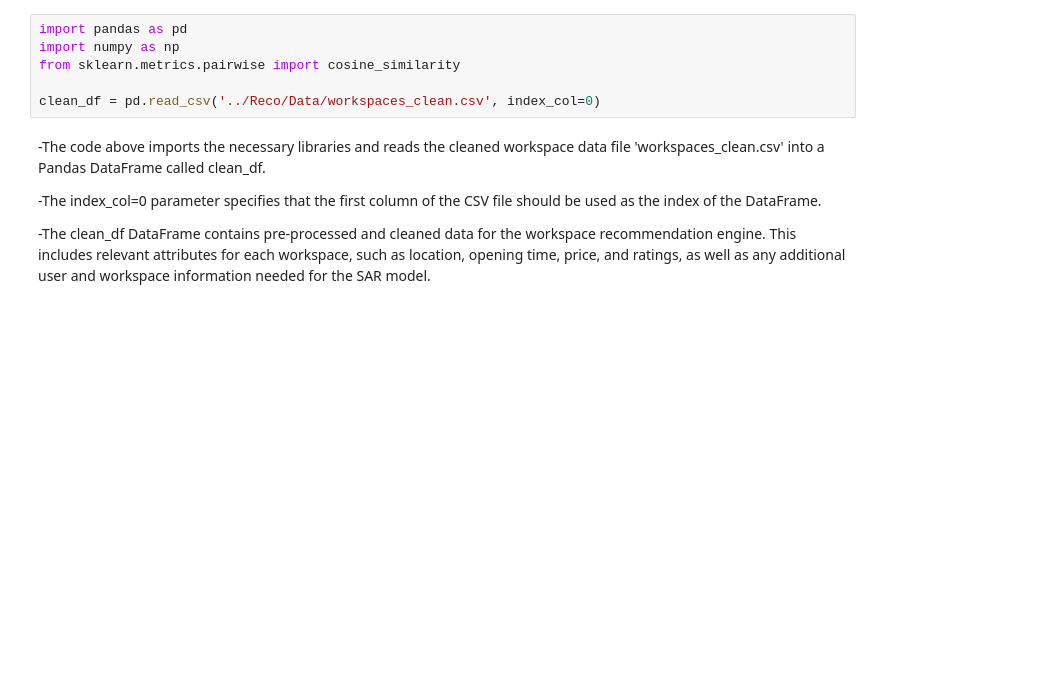
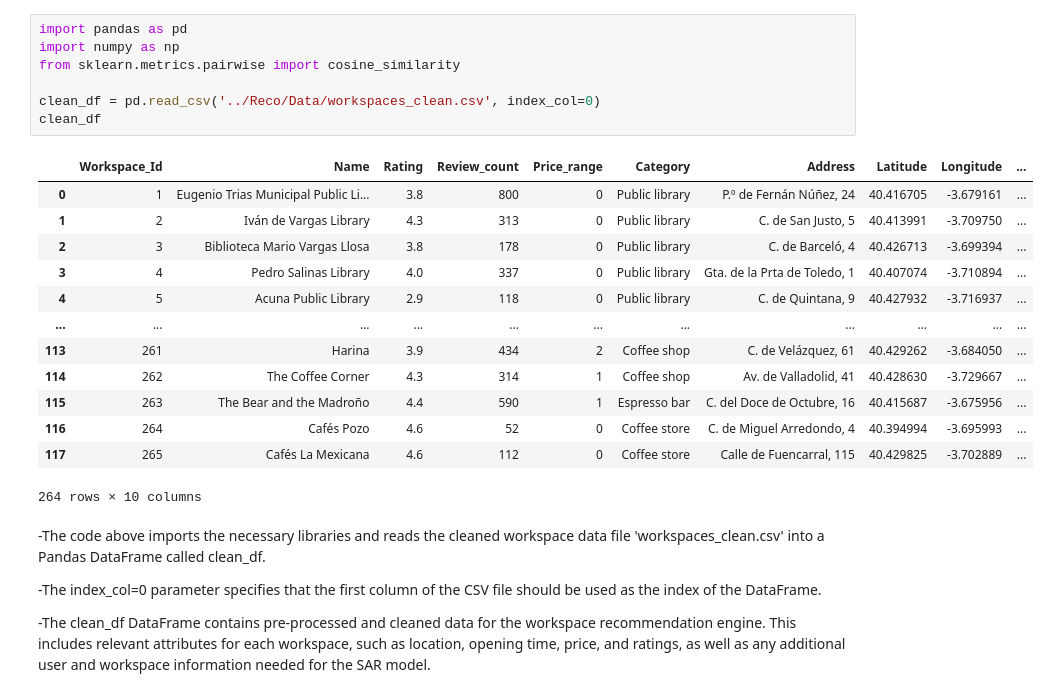
Before and after one commit to Workspace-Recommendation-Engine/reco_eng, a Jupyter notebook: SAR_v1.ipynb, the cells around one changed output. Saved outputs shown, nothing was run; the diff lists cells and outputs as text; blank space fills up the shorter version.

```diff
--- a/SAR_v1.ipynb
+++ b/SAR_v1.ipynb
@@ -1,9 +1,24 @@
 # %%
 import pandas as pd
 import numpy as np
 from sklearn.metrics.pairwise import cosine_similarity
 
 clean_df = pd.read_csv('../Reco/Data/workspaces_clean.csv', index_col=0)
+clean_df
+# %% [output]
+|  | Workspace_Id | Name | Rating | Review_count | Price_range | Category | Address | Latitude | Longitude | ... |
+| 0 | 1 | Eugenio Trias Municipal Public Li... | 3.8 | 800 | 0 | Public library | P.º de Fernán Núñez, 24 | 40.416705 | -3.679161 | ... |
+| 1 | 2 | Iván de Vargas Library | 4.3 | 313 | 0 | Public library | C. de San Justo, 5 | 40.413991 | -3.709750 | ... |
+| 2 | 3 | Biblioteca Mario Vargas Llosa | 3.8 | 178 | 0 | Public library | C. de Barceló, 4 | 40.426713 | -3.699394 | ... |
+| 3 | 4 | Pedro Salinas Library | 4.0 | 337 | 0 | Public library | Gta. de la Prta de Toledo, 1 | 40.407074 | -3.710894 | ... |
+| 4 | 5 | Acuna Public Library | 2.9 | 118 | 0 | Public library | C. de Quintana, 9 | 40.427932 | -3.716937 | ... |
+| ... | ... | ... | ... | ... | ... | ... | ... | ... | ... | ... |
+| 113 | 261 | Harina | 3.9 | 434 | 2 | Coffee shop | C. de Velázquez, 61 | 40.429262 | -3.684050 | ... |
+| 114 | 262 | The Coffee Corner | 4.3 | 314 | 1 | Coffee shop | Av. de Valladolid, 41 | 40.428630 | -3.729667 | ... |
+| 115 | 263 | The Bear and the Madroño | 4.4 | 590 | 1 | Espresso bar | C. del Doce de Octubre, 16 | 40.415687 | -3.675956 | ... |
+| 116 | 264 | Cafés Pozo | 4.6 | 52 | 0 | Coffee store | C. de Miguel Arredondo, 4 | 40.394994 | -3.695993 | ... |
+| 117 | 265 | Cafés La Mexicana | 4.6 | 112 | 0 | Coffee store | Calle de Fuencarral, 115 | 40.429825 | -3.702889 | ... |
+264 rows × 10 columns
 # %% [markdown]
 -The code above imports the necessary libraries and reads the cleaned workspace data file 'workspaces_clean.csv' into a Pandas DataFrame called clean_df.
 
```
